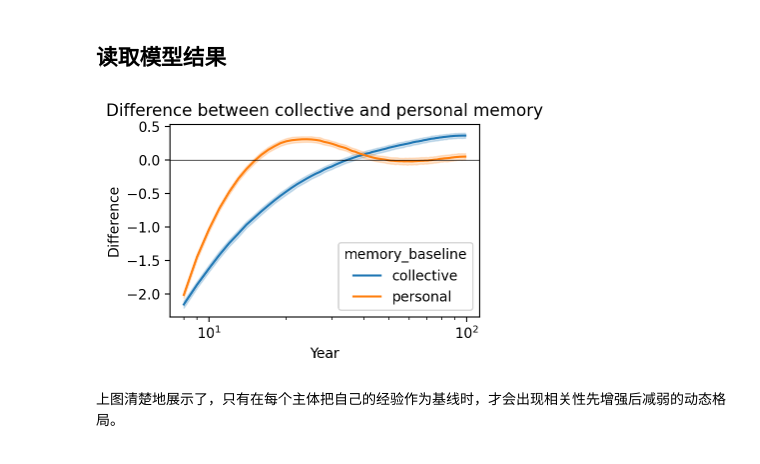
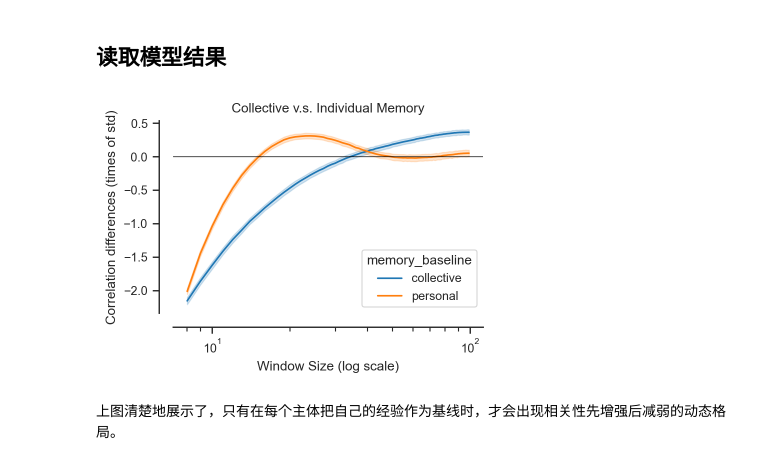
Before and after one commit to SongshGeo/shifting_baseline, a Jupyter notebook: reports/abm.ipynb, the cells around one changed output. Drawn from its saved outputs; the diff is of its cells as text; code cells hidden in the pictures.

```diff
--- a/reports/abm.ipynb
+++ b/reports/abm.ipynb
@@ -80,6 +80,9 @@ with initialize(config_path="../config", version_base=None):
     cfg = compose(config_name="config")
 
 path = Path(cfg.ds.abm)
+# 设置seaborn风格
+sns.set_style("ticks")
+sns.set_context("paper")
 
 datasets = []
 
@@ -113,37 +116,39 @@ for subdir in path.iterdir():
 
 # 合并所有数据
 # 去除掉所有表头的 model.
 df_all = pd.concat(datasets, ignore_index=True)
 for col in df_all.columns:
     try:
         df_all[col] = pd.to_numeric(df_all[col], errors="raise")
     except (ValueError, TypeError):
         pass
     if col.startswith("model."):
         df_all = df_all.rename(columns={col: col.replace("model.", "")})
 
 # 1. 找每个 (rejudge, max_age, run) 下最大 correlation 的 Year
 # 假设 df_all 已经有 'max_age', 'rejudge', 'variable', 'index', 'value'
 df_all.dropna(inplace=True)
 hue_col = "memory_baseline"
 average_values = df_all.groupby(hue_col)["value"].mean()
 std_values = df_all.groupby(hue_col)["value"].std()
 
 for cate, mean in average_values.items():
     subset = df_all[df_all[hue_col] == cate]
     df_all.loc[subset.index, "diff"] = (subset["value"] - mean) / std_values[cate]
 
 fig, ax = plt.subplots(figsize=(4, 2.5))
 ax = sns.lineplot(data=df_all, x="index", y="diff", hue=hue_col, ax=ax)
 ax.axhline(0, color="black", linewidth=0.5)
 ax.set_xticks(np.arange(0, 101, 10))
-ax.set_title("Difference between collective and personal memory")
-ax.set_xlabel("Year")
-ax.set_ylabel("Difference")
+ax.set_title("Collective v.s. Individual Memory")
+ax.set_xlabel("Window Size (log scale)")
+ax.set_ylabel("Correlation differences (times of std)")
+
+sns.despine(offset=10)
 plt.xscale("log")
 plt.show();
 # %% [output]
-[figure, old version]
+[figure, new version]
 # %% [markdown]
 上图清楚地展示了，只有在每个主体把自己的经验作为基线时，才会出现相关性先增强后减弱的动态格局。
 # %% [markdown]
```
Also changed, not shown: 9 other files.
